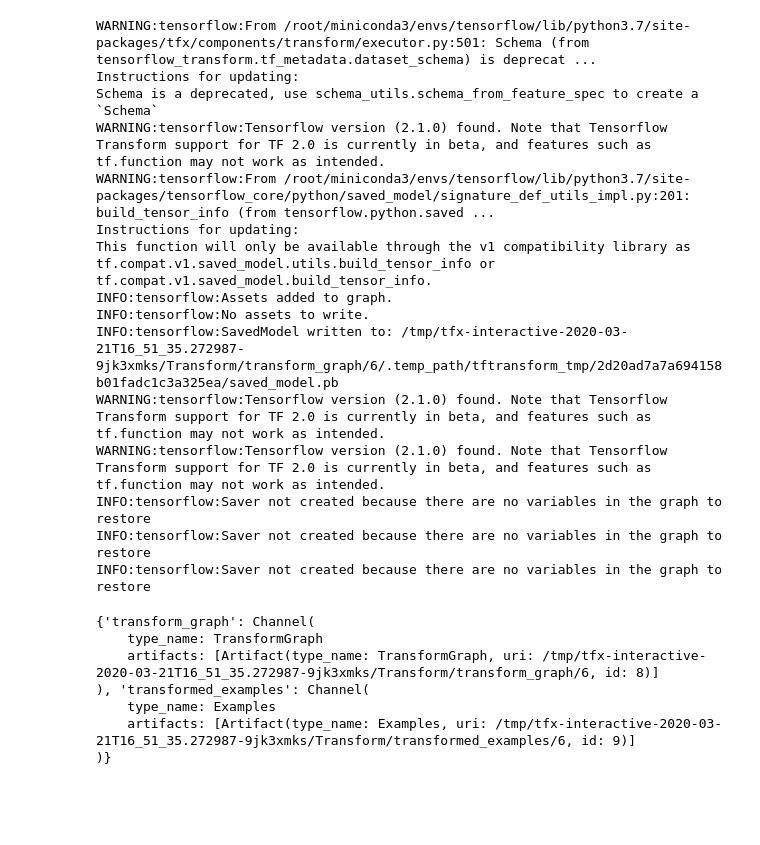
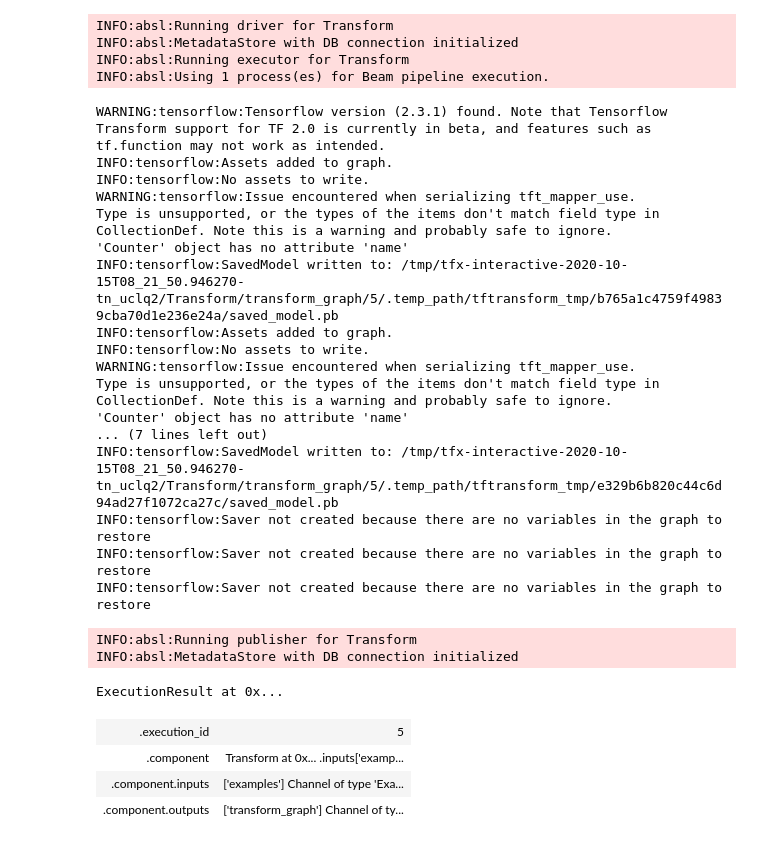
Before and after one commit to boudartjj/credit-cards-fraud-detection-with-tfx, a Jupyter notebook: tfx_creditcard_fraud.ipynb, the cells around one changed output. Saved outputs shown, nothing was run; the diff lists cells and outputs as text; code cells hidden in the pictures; blank space fills up the shorter version.

```diff
--- a/tfx_creditcard_fraud.ipynb
+++ b/tfx_creditcard_fraud.ipynb
@@ -82,11 +181,8 @@ Artifact at /tmp/tfx-interactive-2020-03-21T16_51_35.272987-9jk3xmks/SchemaGen/s
 # %%
-# validate data
-validate_stats = ExampleValidator(
-      statistics=compute_eval_stats.outputs['statistics'],
-      schema=infer_schema.outputs['schema']
-      )
+example_validator = ExampleValidator(
+    statistics=statistics_gen.outputs['statistics'],
+    schema=schema_gen.outputs['schema'])
+context.run(example_validator)
 
-context.run(validate_stats)
-
-context.show(validate_stats.outputs['anomalies'])
+context.show(example_validator.outputs['anomalies'])
 # %% [output]
@@ -94,0 +200,2 @@ No anomalies found.
+# %%
+_transform_module_file = 'creditcard_fraud_transform.py'
@@ -95,33 +242,35 @@ No anomalies found.
 # %%
-# transform data
-transform_eval = Transform(
+transform = Transform(
     examples=example_gen.outputs['examples'],
-    schema=infer_schema.outputs['schema'],
-    module_file=os.path.abspath('creditcard_fraud_transform.py'))
-
-context.run(transform_eval)
-
-context.show(transform_eval.outputs)
+    schema=schema_gen.outputs['schema'],
+    module_file=os.path.abspath(_transform_module_file))
+context.run(transform)
 # %% [output]
-WARNING:tensorflow:From /root/miniconda3/envs/tensorflow/lib/python3.7/site-packages/tfx/components/transform/executor.py:501: Schema (from tensorflow_transform.tf_metadata.dataset_schema) is deprecat ...
-Instructions for updating:
-Schema is a deprecated, use schema_utils.schema_from_feature_spec to create a `Schema`
-WARNING:tensorflow:Tensorflow version (2.1.0) found. Note that Tensorflow Transform support for TF 2.0 is currently in beta, and features such as tf.function may not work as intended.
-WARNING:tensorflow:From /root/miniconda3/envs/tensorflow/lib/python3.7/site-packages/tensorflow_core/python/saved_model/signature_def_utils_impl.py:201: build_tensor_info (from tensorflow.python.saved ...
-Instructions for updating:
-This function will only be available through the v1 compatibility library as tf.compat.v1.saved_model.utils.build_tensor_info or tf.compat.v1.saved_model.build_tensor_info.
-INFO:tensorflow:Assets added to graph.
-INFO:tensorflow:No assets to write.
-INFO:tensorflow:SavedModel written to: /tmp/tfx-interactive-2020-03-21T16_51_35.272987-9jk3xmks/Transform/transform_graph/6/.temp_path/tftransform_tmp/2d20ad7a7a694158b01fadc1c3a325ea/saved_model.pb
-WARNING:tensorflow:Tensorflow version (2.1.0) found. Note that Tensorflow Transform support for TF 2.0 is currently in beta, and features such as tf.function may not work as intended.
-WARNING:tensorflow:Tensorflow version (2.1.0) found. Note that Tensorflow Transform support for TF 2.0 is currently in beta, and features such as tf.function may not work as intended.
-INFO:tensorflow:Saver not created because there are no variables in the graph to restore
-INFO:tensorflow:Saver not created because there are no variables in the graph to restore
-INFO:tensorflow:Saver not created because there are no variables in the graph to restore
+INFO:absl:Running driver for Transform
+INFO:absl:MetadataStore with DB connection initialized
+INFO:absl:Running executor for Transform
+INFO:absl:Using 1 process(es) for Beam pipeline execution.
-{'transform_graph': Channel(
-    type_name: TransformGraph
-    artifacts: [Artifact(type_name: TransformGraph, uri: /tmp/tfx-interactive-2020-03-21T16_51_35.272987-9jk3xmks/Transform/transform_graph/6, id: 8)]
-), 'transformed_examples': Channel(
-    type_name: Examples
-    artifacts: [Artifact(type_name: Examples, uri: /tmp/tfx-interactive-2020-03-21T16_51_35.272987-9jk3xmks/Transform/transformed_examples/6, id: 9)]
-)}
+WARNING:tensorflow:Tensorflow version (2.3.1) found. Note that Tensorflow Transform support for TF 2.0 is currently in beta, and features such as tf.function may not work as intended.
+INFO:tensorflow:Assets added to graph.
+INFO:tensorflow:No assets to write.
+WARNING:tensorflow:Issue encountered when serializing tft_mapper_use.
+Type is unsupported, or the types of the items don't match field type in CollectionDef. Note this is a warning and probably safe to ignore.
+'Counter' object has no attribute 'name'
+INFO:tensorflow:SavedModel written to: /tmp/tfx-interactive-2020-10-15T08_21_50.946270-tn_uclq2/Transform/transform_graph/5/.temp_path/tftransform_tmp/b765a1c4759f49839cba70d1e236e24a/saved_model.pb
+INFO:tensorflow:Assets added to graph.
+INFO:tensorflow:No assets to write.
+WARNING:tensorflow:Issue encountered when serializing tft_mapper_use.
+Type is unsupported, or the types of the items don't match field type in CollectionDef. Note this is a warning and probably safe to ignore.
+'Counter' object has no attribute 'name'
+... (7 lines left out)
+INFO:tensorflow:SavedModel written to: /tmp/tfx-interactive-2020-10-15T08_21_50.946270-tn_uclq2/Transform/transform_graph/5/.temp_path/tftransform_tmp/e329b6b820c44c6d94ad27f1072ca27c/saved_model.pb
+INFO:tensorflow:Saver not created because there are no variables in the graph to restore
+INFO:tensorflow:Saver not created because there are no variables in the graph to restore
+INFO:tensorflow:Saver not created because there are no variables in the graph to restore
+INFO:absl:Running publisher for Transform
+INFO:absl:MetadataStore with DB connection initialized
+ExecutionResult at 0x...
+| .execution_id | 5 |
+| .component | Transform at 0x... .inputs['examp... |
+| .component.inputs | ['examples'] Channel of type 'Exa... |
+| .component.outputs | ['transform_graph'] Channel of ty... |
```
Also changed, not shown: parts of 26 cells of this notebook, 4 other files.
